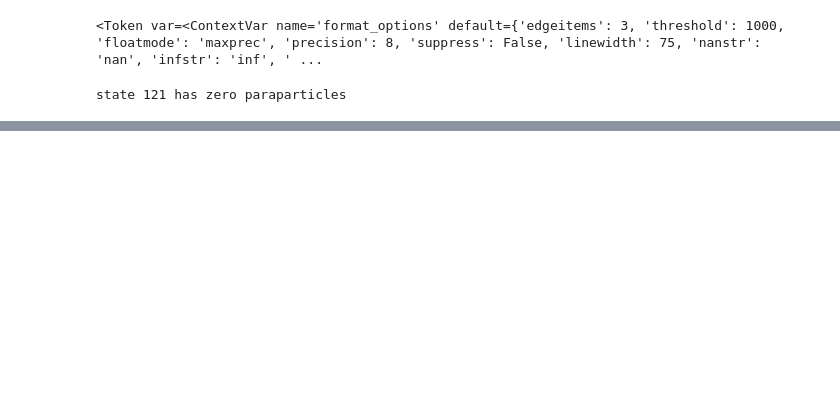
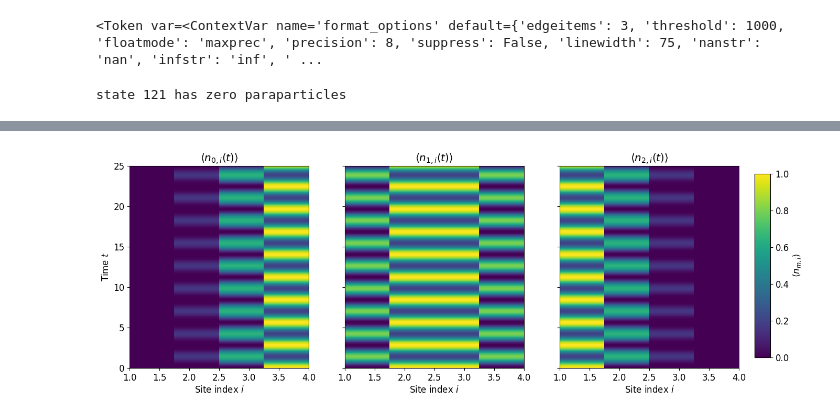
Before and after one commit to jwdesroches/synthetic_dimensions, a Jupyter notebook: potential_new_directions/preparing_two_paraparticles.ipynb, the cells around one changed output, grey strips where cells are left out. Cells and saved outputs as stored; diff of their text form; code cells hidden in the pictures; blank space fills up the shorter version.

```diff
--- a/potential_new_directions/preparing_two_paraparticles.ipynb
+++ b/potential_new_directions/preparing_two_paraparticles.ipynb
@@ -154,0 +376,46 @@ plt.show()
+# %%
+times = np.linspace(0, 25, 500)
+synth_levels = [0, 1, 2]
+titles = [r'$\langle n_{0,i}(t) \rangle$', r'$\langle n_{1,i}(t) \rangle$', r'$\langle n_{2,i}(t) \rangle$']
+
+fig, axes = plt.subplots(1, 3, figsize=(15, 5), sharey=True)
+
+im = None
+
+for idx, synth_level in enumerate(synth_levels):
+    site_ops = [construct_single_site_number_operator(N, M=3, site_index=i, synth_level=synth_level, states=states) for i in range(N)]
+
+    two_paraparticle_state = build_paraparticle_operator(N, site_index=1, alpha=1, sign="+") @ \
+                             build_paraparticle_operator(N, site_index=N, alpha=2, sign="+") @ paraparticle_vacuum
+
+    hamiltonians = [H for _ in times]
+    _, time_evolved_wavefunctions, *_ = simulate_hamiltonian_time_evolution(
+        hamiltonians, times, initial_state=two_paraparticle_state
+    )
+
+    expectation_data = np.zeros((len(times), N))
+    for t_idx, psi in enumerate(time_evolved_wavefunctions):
+        for site_idx, op in enumerate(site_ops):
+            expectation_data[t_idx, site_idx] = np.real(psi.conj().T @ op @ psi)
+
+    im = axes[idx].imshow(
+    expectation_data,
+    aspect='auto',
+    origin='lower',
+    extent=[1, N, times[0], times[-1]],
+    cmap='viridis',
+    interpolation='none'
+)
+
+    axes[idx].set_title(titles[idx])
+    axes[idx].set_xlabel('Site index $i$')
+    if idx == 0:
+        axes[idx].set_ylabel('Time $t$')
+
+cbar_ax = fig.add_axes([0.92, 0.15, 0.02, 0.7])
+fig.colorbar(im, cax=cbar_ax).set_label(r'$\langle n_{m, i} \rangle$')
+
+plt.subplots_adjust(right=0.9)
+plt.show()
+# %% [output]
+[figure, added]
```
Also changed, not shown: parts of 21 cells of this notebook, 1 other file.
